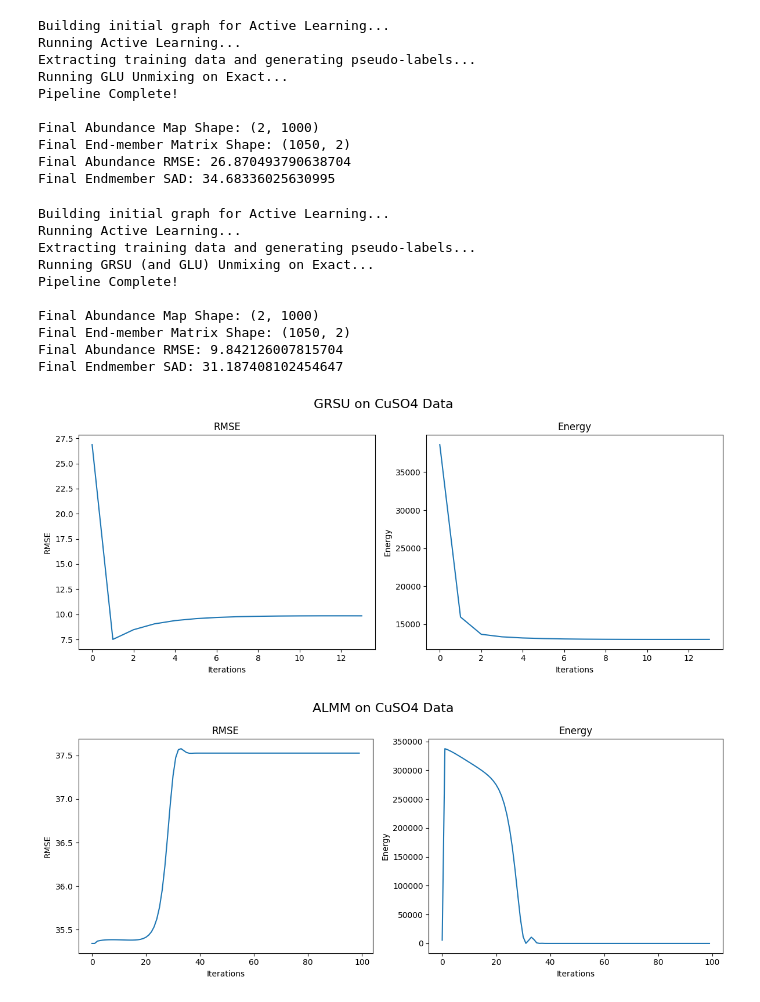
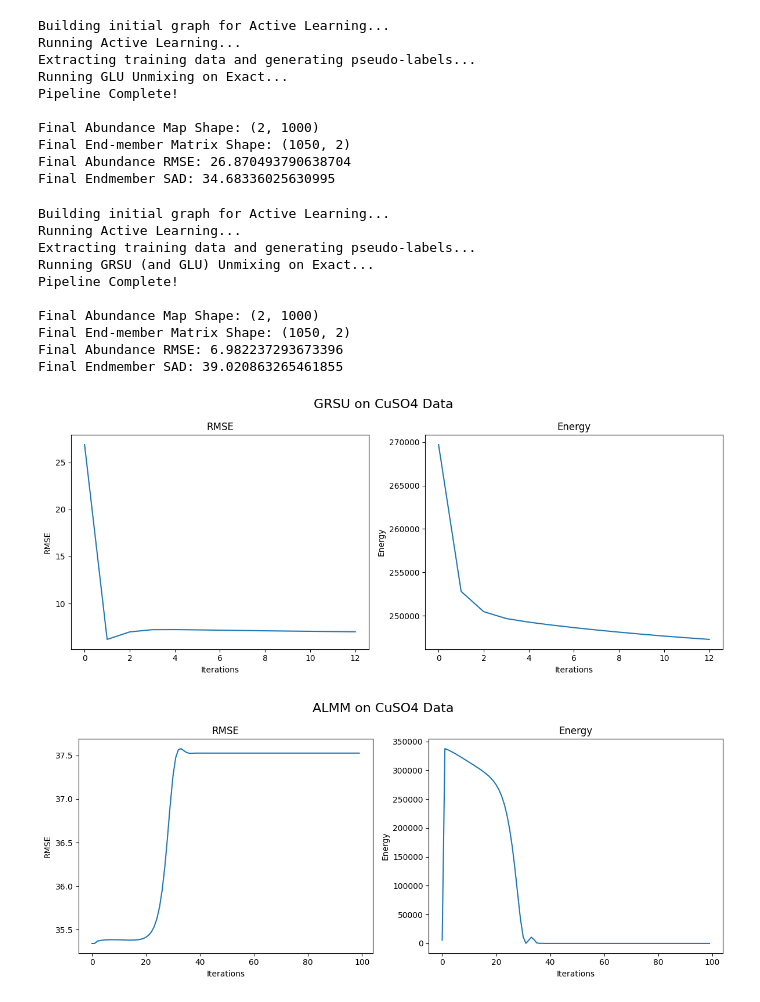
Before and after one commit to mtyler1059/Nearly-Blind-Hyperspectral-Unmixing, a Jupyter notebook: chem_experiments.ipynb, the cells around one changed output. Saved outputs shown, nothing was run; the diff lists cells and outputs as text; code cells hidden in the pictures.

```diff
--- a/chem_experiments.ipynb
+++ b/chem_experiments.ipynb
@@ -771,38 +1007,44 @@ Final Endmember SAD: 34.68336025630995
 # GRSU (Exact)
 # ==========
 # Best RMSE + SAD: 41.49938716411853
 # Best alpha: 10
 # Best lambda: 5000
 # Best gamma: 100.0
 # Best rho: 10.0
 # RMSE: 9.013989705650697
 #  SAD: 32.48539745846784
 
+# Best RMSE: 6.982237070759546
+# Best alpha: 100
+# Best lambda: 5000
+# Best gamma: 100.0
+# Best rho: 1.0
+
 # Actual Run
 A_GRSU_CuSO4, S_GRSU_CuSO4, A_GRSU_RMSE_CuSO4, S_GRSU_RMSE_CuSO4 = run_unmixing_pipeline_example(X = X_chem_CuSO4, A_gt = A_gt_chem_CuSO4, S_gt = S_gt_chem_CuSO4,
-                                                                                         N = 1000, iters = iters, alpha = 10.0, lam = 5000.0, gamma = 100.0, rho = 10.0, m_0 = 2,
+                                                                                         N = 1000, iters = iters, alpha = 100.0, lam = 5000.0, gamma = 100.0, rho = 1.0, m_0 = 2,
                                                                                          print_bool = True, OH_labels = False, GRSU_bool = True,
                                                                                          A_error = False, RMSE_plot = False, Energy_plot = False, title_0 = "GRSU on CuSO4 Data",
                                                                                          prep = None, array_plots = False)
 
 # Error and Energy arrays
 GRSU_CuSO4_RMSE, GRSU_CuSO4_energy, __, __ = run_unmixing_pipeline_example(X = X_chem_CuSO4, A_gt = A_gt_chem_CuSO4, S_gt = S_gt_chem_CuSO4,
-                                                                            N = 1000, iters = iters, alpha = 10.0, lam = 5000.0, gamma = 100.0, rho = 10.0, m_0 = 2,
+                                                                            N = 1000, iters = iters, alpha = 100.0, lam = 5000.0, gamma = 100.0, rho = 1.0, m_0 = 2,
                                                                             print_bool = False, OH_labels = False, GRSU_bool = True,
                                                                             A_error = False, RMSE_plot = True, Energy_plot = True, title_0 = "GRSU on CuSO4 Data",
                                                                             prep = None, array_plots = True)
 # %% [output]
 Building initial graph for Active Learning...
 Running Active Learning...
 Extracting training data and generating pseudo-labels...
 Running GRSU (and GLU) Unmixing on Exact...
 Pipeline Complete!
 
 Final Abundance Map Shape: (2, 1000)
 Final End-member Matrix Shape: (1050, 2)
-Final Abundance RMSE: 9.842126007815704
-Final Endmember SAD: 31.187408102454647
+Final Abundance RMSE: 6.982237293673396
+Final Endmember SAD: 39.020863265461855
-[figure, old version]
+[figure, new version]
 # %%
 # ALMM
 # ==========
```
Also changed, not shown: parts of 26 cells of this notebook, 4 other files.
